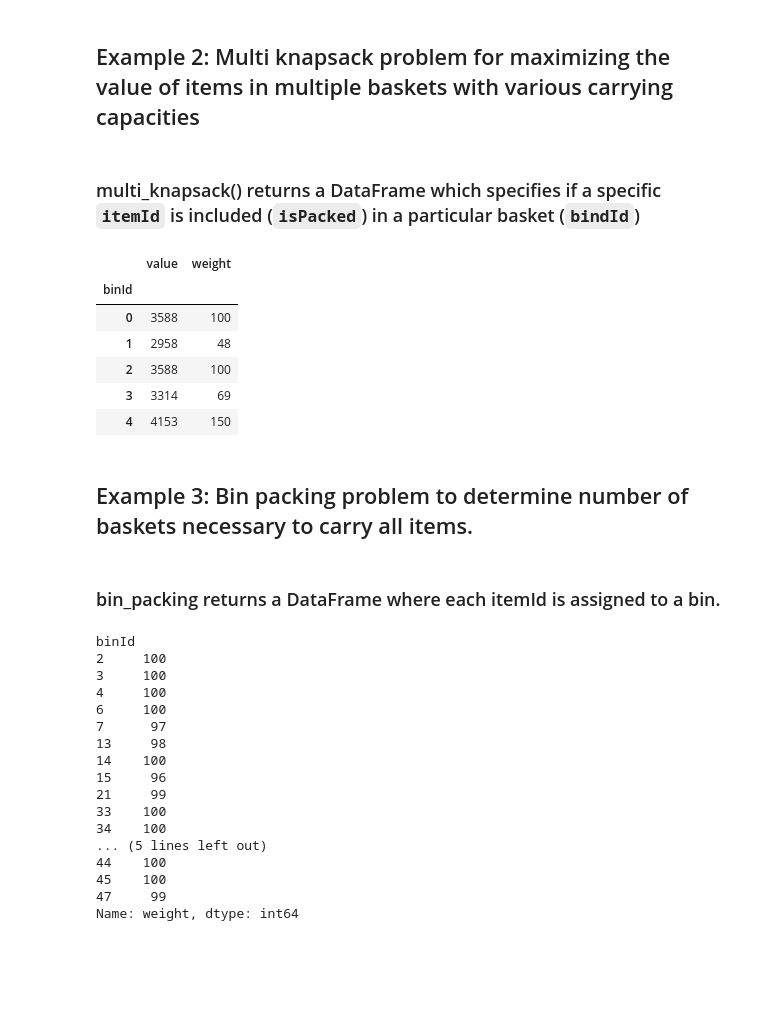
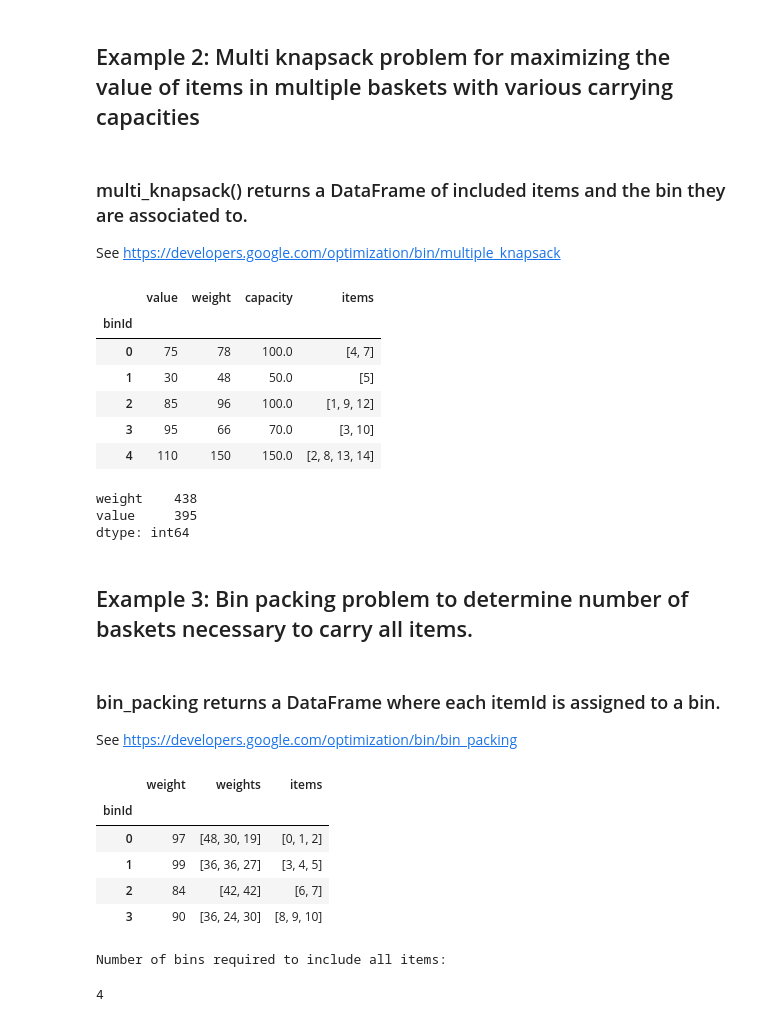
Before and after one commit to lucasjamar/pandas-or, a Jupyter notebook: examples/binning.ipynb, the cells around one changed output. Cells and saved outputs as stored; diff of their text form; code cells hidden in the pictures; blank space fills up the shorter version.

Commit message:
fixes to mulit_knapsack and added docstrings

```diff
--- a/examples/binning.ipynb
+++ b/examples/binning.ipynb
@@ -1,6 +1,8 @@
 # %%
 import pandas_or as pr
 from pandas_or import knapsack, multi_knapsack, bin_packing
+import pandas as pd
+pd.set_option("display.max_rows", 500)
 # %% [markdown]
 ## Example 1: Simple knapsack problem for maximizing the value of items in a single basket
 # %% [markdown]
@@ -17,47 +20,58 @@ items.groupby("isPacked").sum()
 # %% [markdown]
 ## Example 2: Multi knapsack problem for maximizing the value of items in multiple baskets with various carrying capacities
 # %% [markdown]
-### multi_knapsack() returns a DataFrame which specifies if a specific `itemId` is included (`isPacked`) in a particular basket (`bindId`)
+### multi_knapsack() returns a DataFrame of included items and the bin they are associated to.
+See https://developers.google.com/optimization/bin/multiple_knapsack
 # %%
-items = pr.data.items()
+items = pr.data.items_multi()
 bins = pr.data.bins()
 items["itemId"] = items.index
 bins["binId"] = bins.index
 results = multi_knapsack(items=items, bins=bins)
-results.query("isPacked == True").groupby(["binId"])[["value", "weight"]].sum()
+results.groupby(["binId"]).agg(
+    value=("value", "sum"),
+    weight=("weight", "sum"),
+    capacity=("capacity", "mean"),
+    items=("itemId", list),
+)
 # %% [output]
-|  | value | weight |
-| binId |  |  |
-| 0 | 3588 | 100 |
-| 1 | 2958 | 48 |
-| 2 | 3588 | 100 |
-| 3 | 3314 | 69 |
-| 4 | 4153 | 150 |
+|  | value | weight | capacity | items |
+| binId |  |  |  |  |
+| 0 | 75 | 78 | 100.0 | [4, 7] |
+| 1 | 30 | 48 | 50.0 | [5] |
+| 2 | 85 | 96 | 100.0 | [1, 9, 12] |
+| 3 | 95 | 66 | 70.0 | [3, 10] |
+| 4 | 110 | 150 | 150.0 | [2, 8, 13, 14] |
+# %%
+results[["weight", "value"]].sum()
+# %% [output]
+weight    438
+value     395
+dtype: int64
 # %% [markdown]
 ## Example 3: Bin packing problem to determine number of baskets necessary to carry all items.
 # %% [markdown]
 ### bin_packing returns a DataFrame where each itemId is assigned to a bin.
+See https://developers.google.com/optimization/bin/bin_packing
 # %%
-# bin_packing returns a DataFrame
-items = pr.data.items()
+items = pr.data.items_bin_packing()
 items["itemId"] = items.index
 results = bin_packing(items, capacity=100)
-results.query("binIsUsed and itemIsPacked").groupby("binId")["weight"].sum()
+results.groupby(["binId"]).agg(
+    weight=("weight", "sum"),
+    weights=("weight", list),
+    items=("itemId", list),
+)
 # %% [output]
-binId
-2     100
-3     100
-4     100
-6     100
-7      97
-13     98
-14    100
-15     96
-21     99
-33    100
-34    100
-... (5 lines left out)
-44    100
-45    100
-47     99
-Name: weight, dtype: int64
+|  | weight | weights | items |
+| binId |  |  |  |
+| 0 | 97 | [48, 30, 19] | [0, 1, 2] |
+| 1 | 99 | [36, 36, 27] | [3, 4, 5] |
+| 2 | 84 | [42, 42] | [6, 7] |
+| 3 | 90 | [36, 24, 30] | [8, 9, 10] |
+# %%
+print("Number of bins required to include all items:")
+results["binId"].nunique()
+# %% [output]
+Number of bins required to include all items:
+4
```
Also changed, not shown: parts of 2 cells of this notebook, 15 other files.
